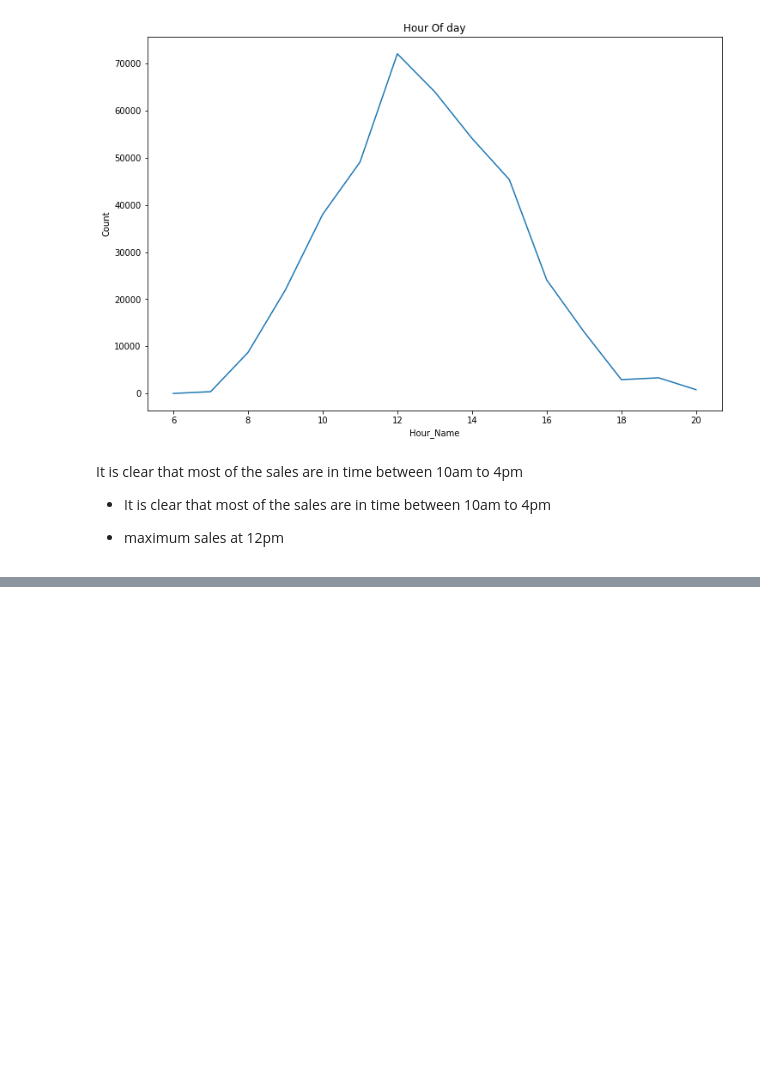
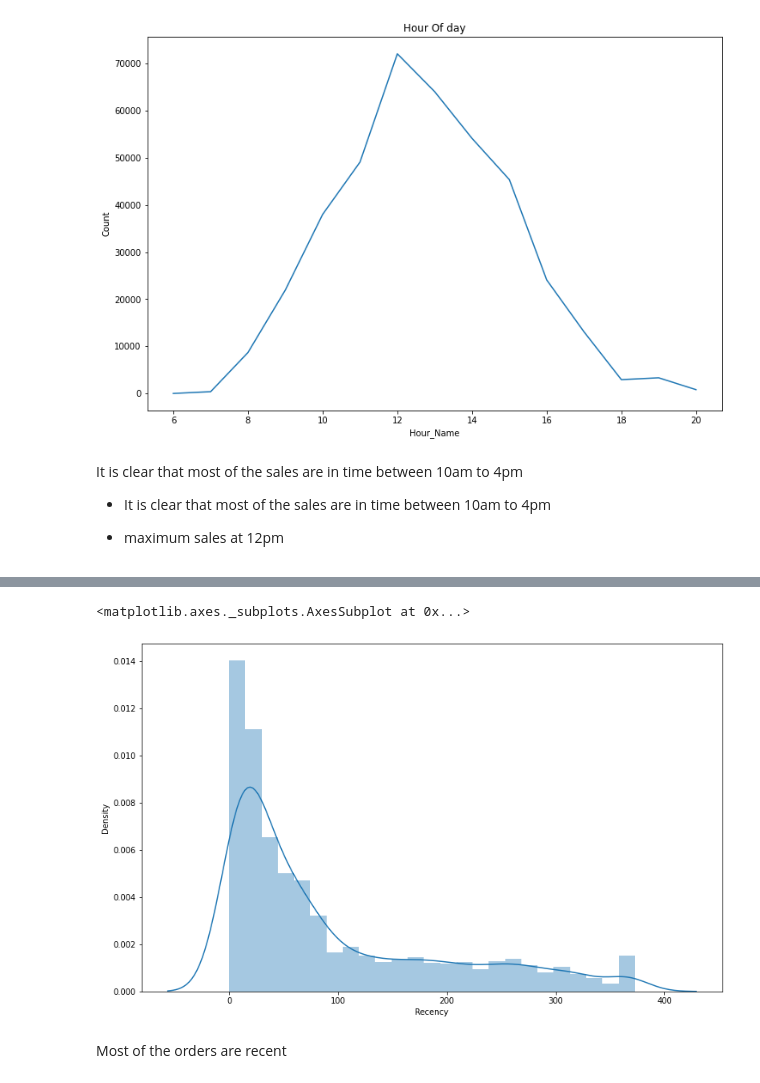
Before and after one commit to vkvinay0627/Online-Retail-Customer-Segmentation, a Jupyter notebook: Online_Retail_Customer_Segmentation_Capstone_Project.ipynb, the cells around one changed output, grey strips where cells are left out. Saved outputs shown, nothing was run; the diff lists cells and outputs as text; code cells hidden in the pictures; blank space fills up the shorter version.

```diff
--- a/Online_Retail_Customer_Segmentation_Capstone_Project.ipynb
+++ b/Online_Retail_Customer_Segmentation_Capstone_Project.ipynb
@@ -316,4 +317,4 @@ d=d[d['UnitPrice']>0]
 Converting invoice data into date time stamp
 # %%
 #Converting invoice data into date time stamp
-d["InvoiceDate"] = pd.to_datetime(d["InvoiceDate"], format="%Y-%m-%d %H:%M:%S")
+df["InvoiceDate"] = pd.to_datetime(df["InvoiceDate"], format="%Y-%m-%d %H:%M:%S")
@@ -325,11 +321,11 @@ See the caveats in the documentation: https://pandas.pydata.org/pandas-docs/stab
 # %%
 #seperating all the day month and year into different columns
-d['Day']=d['InvoiceDate'].dt.day_name()
-d["year"] = d["InvoiceDate"].apply(lambda x: x.year)
-d["month_num"] = d["InvoiceDate"].apply(lambda x: x.month)
-d["day_num"] = d["InvoiceDate"].apply(lambda x: x.day)
-d['Month']=d['InvoiceDate'].dt.month_name()
-d["hour"] = d["InvoiceDate"].apply(lambda x: x.hour)
-d["minute"] = d["InvoiceDate"].apply(lambda x: x.minute)
+df['Day']=df['InvoiceDate'].dt.day_name()
+df["year"] = df["InvoiceDate"].apply(lambda x: x.year)
+df["month_num"] = df["InvoiceDate"].apply(lambda x: x.month)
+df["day_num"] = df["InvoiceDate"].apply(lambda x: x.day)
+df['Month']=df['InvoiceDate'].dt.month_name()
+df["hour"] = df["InvoiceDate"].apply(lambda x: x.hour)
+df["minute"] = df["InvoiceDate"].apply(lambda x: x.minute)
 # %%
 #visualizing according to day
@@ -376,0 +377,23 @@ It is clear that most of the sales are in time between 10am to 4pm
+# %%
+#for creating monetary value
+df['TotalAmount']=df['Quantity']*df['UnitPrice']
+# %%
+#Recency = Latest Date - Last Inovice Data, Frequency = count of invoice no. of transaction(s), Monetary = Sum of Total
+#Amount for each customer
+import datetime as dt
+
+#Set Latest date 2011-12-10 as last invoice date was 2011-12-09. This is to calculate the number of days from recent purchase
+Latest_Date = dt.datetime(2011,12,10)
+
+#Create RFM Modelling scores for each customer
+rfm_d = df.groupby('CustomerID').agg({'InvoiceDate': lambda x: (Latest_Date - x.max()).days, 'InvoiceNo': lambda x: len(x), 'TotalAmount': lambda x: x.sum()})
+
+#Convert Invoice Date into type int
+rfm_d['InvoiceDate'] = rfm_d['InvoiceDate'].astype(int)
+
+#Rename column names to Recency, Frequency and Monetary
+rfm_d.rename(columns={'InvoiceDate': 'Recency',
+                         'InvoiceNo': 'Frequency',
+                         'TotalAmount': 'Monetary'}, inplace=True)
+
+rfm_d.reset_index().head()
@@ -376,0 +420,11 @@ It is clear that most of the sales are in time between 10am to 4pm
+# %%
+#Recency distribution plot
+import seaborn as sns
+x = rfm_d['Recency']
+plt.figure(figsize=(13,8))
+sns.distplot(x)
+# %% [output]
+<matplotlib.axes._subplots.AxesSubplot at 0x...>
+[figure, added]
+# %% [markdown]
+Most of the orders are recent
```
Also changed, not shown: parts of 103 cells of this notebook.
